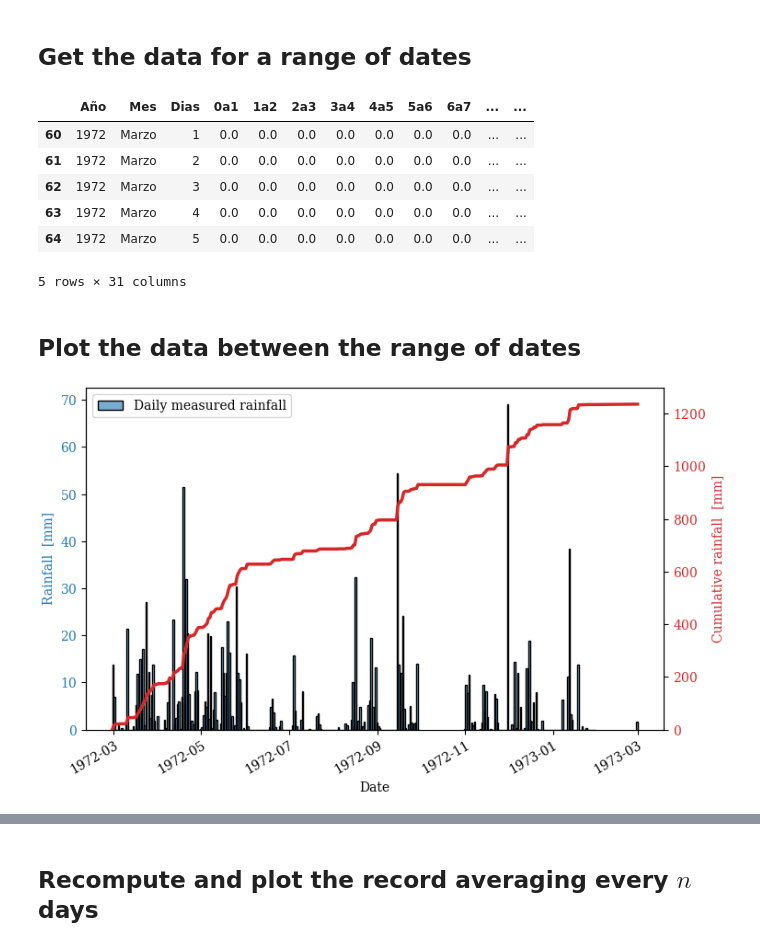
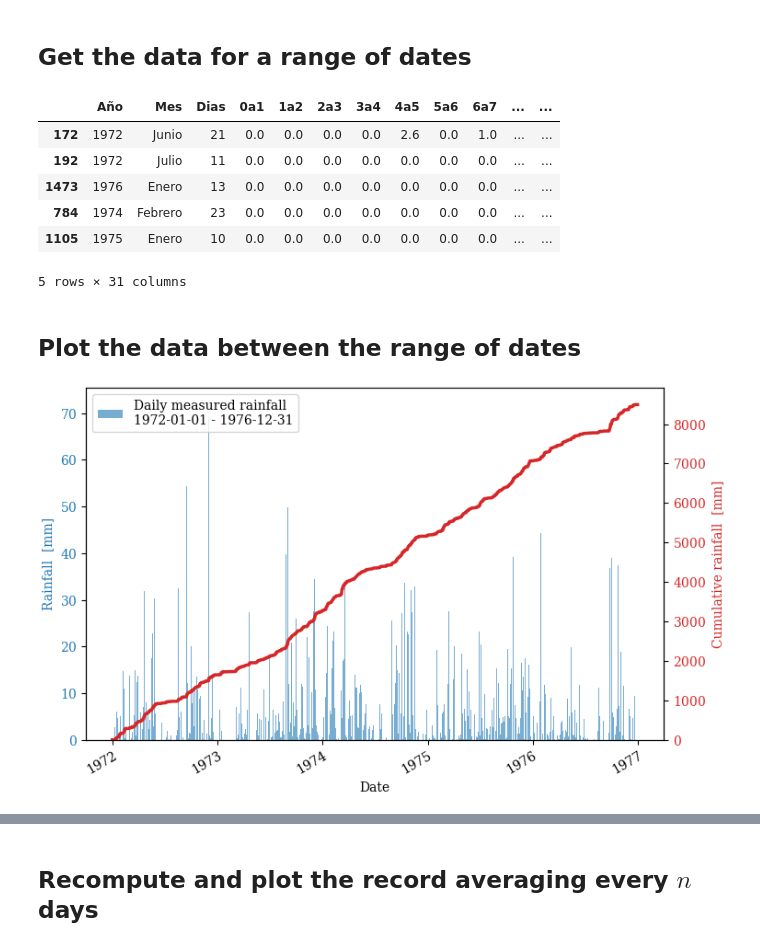
Before and after one commit to AppliedMechanics-EAFIT/irrigation_and_drainage_eng, a Jupyter notebook: notebooks/rainfall_record_processing.ipynb, the cells around one changed output, grey strips where cells are left out. Saved outputs shown, nothing was run; the diff lists cells and outputs as text; code cells hidden in the pictures.

```diff
--- a/notebooks/rainfall_record_processing.ipynb
+++ b/notebooks/rainfall_record_processing.ipynb
@@ -80,7 +86,7 @@ df
 # %%
 months_two_parse = {
     "Enero": "January",
-    "Fbrero": "February",
+    "Febrero": "February",
     "Marzo": "March",
     "Abril": "April",
     "Mayo": "May",
@@ -88,6 +94,7 @@ months_two_parse = {
     "Julio": "July",
     "Agosto": "August",
     "Septiembre": "September",
+    "Octubre ": "October",
     "Octubre": "October",
     "Noviembre": "November",
     "Diciembre": "December",
@@ -134,52 +136,52 @@ df_day
 # %% [markdown]
 ## Get the data for a range of dates
 # %%
-date_ini = '1972-03-01'
-date_end = '1973-03-01'
+date_ini = '1972-01-01'
+date_end = '1976-12-31'
 
 df_range = df.loc[(df['date'] >= date_ini) & (df['date'] <= date_end)].copy()
 df_range['cumulative_rain'] = np.cumsum(df_range['daily_rain'])
 os.makedirs('./output_data', exist_ok=True)
 # Save the processed data
 df_range.to_excel('./output_data/processed_data.xlsx')
-df_range.head()
+df_range.sample(5)
 # %% [output]
 |  | Año | Mes | Dias | 0a1 | 1a2 | 2a3 | 3a4 | 4a5 | 5a6 | 6a7 | ... | ... |
-| 60 | 1972 | Marzo | 1 | 0.0 | 0.0 | 0.0 | 0.0 | 0.0 | 0.0 | 0.0 | ... | ... |
-| 61 | 1972 | Marzo | 2 | 0.0 | 0.0 | 0.0 | 0.0 | 0.0 | 0.0 | 0.0 | ... | ... |
-| 62 | 1972 | Marzo | 3 | 0.0 | 0.0 | 0.0 | 0.0 | 0.0 | 0.0 | 0.0 | ... | ... |
-| 63 | 1972 | Marzo | 4 | 0.0 | 0.0 | 0.0 | 0.0 | 0.0 | 0.0 | 0.0 | ... | ... |
-| 64 | 1972 | Marzo | 5 | 0.0 | 0.0 | 0.0 | 0.0 | 0.0 | 0.0 | 0.0 | ... | ... |
+| 172 | 1972 | Junio | 21 | 0.0 | 0.0 | 0.0 | 0.0 | 2.6 | 0.0 | 1.0 | ... | ... |
+| 192 | 1972 | Julio | 11 | 0.0 | 0.0 | 0.0 | 0.0 | 0.0 | 0.0 | 0.0 | ... | ... |
+| 1473 | 1976 | Enero | 13 | 0.0 | 0.0 | 0.0 | 0.0 | 0.0 | 0.0 | 0.0 | ... | ... |
+| 784 | 1974 | Febrero | 23 | 0.0 | 0.0 | 0.0 | 0.0 | 0.0 | 0.0 | 0.0 | ... | ... |
+| 1105 | 1975 | Enero | 10 | 0.0 | 0.0 | 0.0 | 0.0 | 0.0 | 0.0 | 0.0 | ... | ... |
 5 rows × 31 columns
 # %% [markdown]
 ## Plot the data between the range of dates
 # %%
 fig, ax1 = plt.subplots(figsize=(7.5, 4.5))
 ax2 = ax1.twinx()
 
 # Daily rainfall
-ax1.bar(df_range['date'] - datetime.timedelta(days=1), df_range['daily_rain'], color=mpl.colors.to_rgba('C0', 0.6),
-        edgecolor='k', width=1, align='edge', label='Daily measured rainfall')
+ax1.bar(df_range['date'] - datetime.timedelta(days=1), df_range['daily_rain'], color=mpl.colors.to_rgba('C0', 0.6), #edgecolor='k',
+        width=1, align='edge', label=f'Daily measured rainfall\n{date_ini} - {date_end}')
 
 # Cumulative rainfall as a line plot considering the edges of the daily rainfall
 date_range = pd.concat([pd.Series([df_range['date'].iloc[0] - datetime.timedelta(days=1)]), df_range['date']])
 cumulative_rainfall = np.hstack((0, df_range['cumulative_rain']))
 ax2.plot(date_range, cumulative_rainfall, color='C3', lw=2.5)
 
 ax1.legend(loc='upper left')
 ax1.set_xlabel('Date')
 ax1.set_ylabel('Rainfall  [mm]', color='C0')
 ax2.set_ylabel('Cumulative rainfall  [mm]', color='C3')
 ax2.set_ylim(0, ax2.get_ylim()[1])
 
 fig.canvas.header_visible = False
 fig.canvas.toolbar_position = 'bottom'
 plt.setp(ax1.get_xticklabels(), rotation=30, ha="right", rotation_mode="anchor")
 plt.setp(ax1.get_yticklabels(), color='C0')
 plt.setp(ax2.get_yticklabels(), color='C3')
 plt.show()
 # %% [output]
-[figure, old version]
+[figure, new version]
 # %%
 fig, ax1 = plt.subplots(figsize=(7.5, 4.5))
 
```
Also changed, not shown: parts of 10 cells of this notebook.
